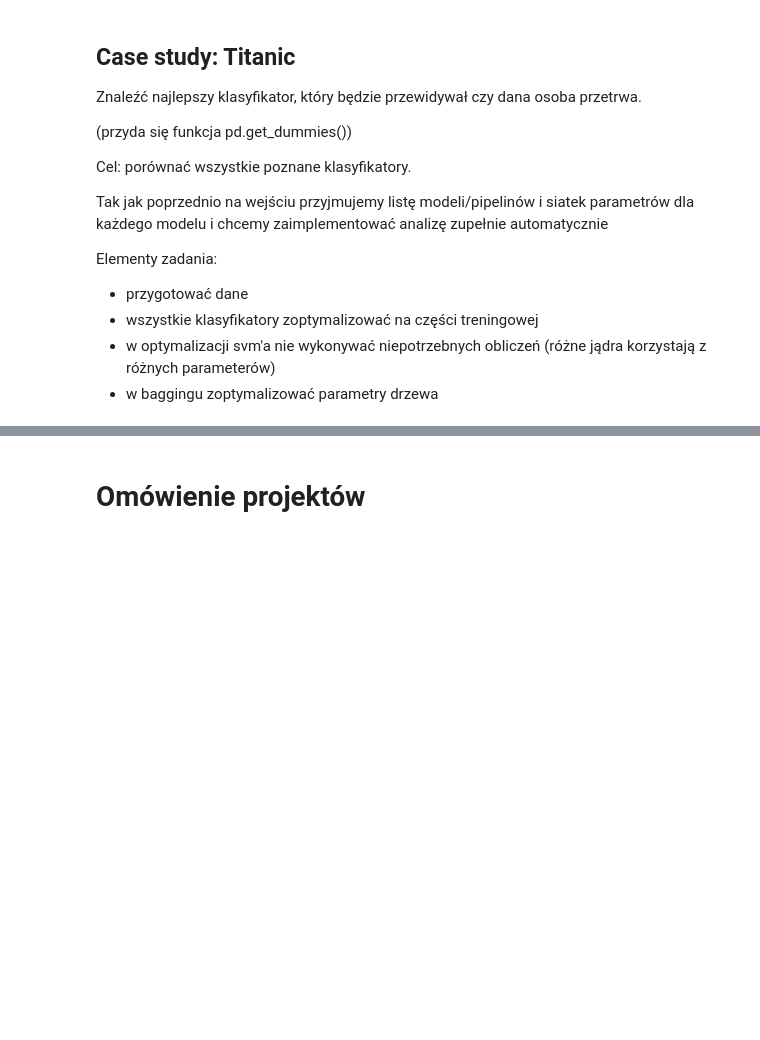
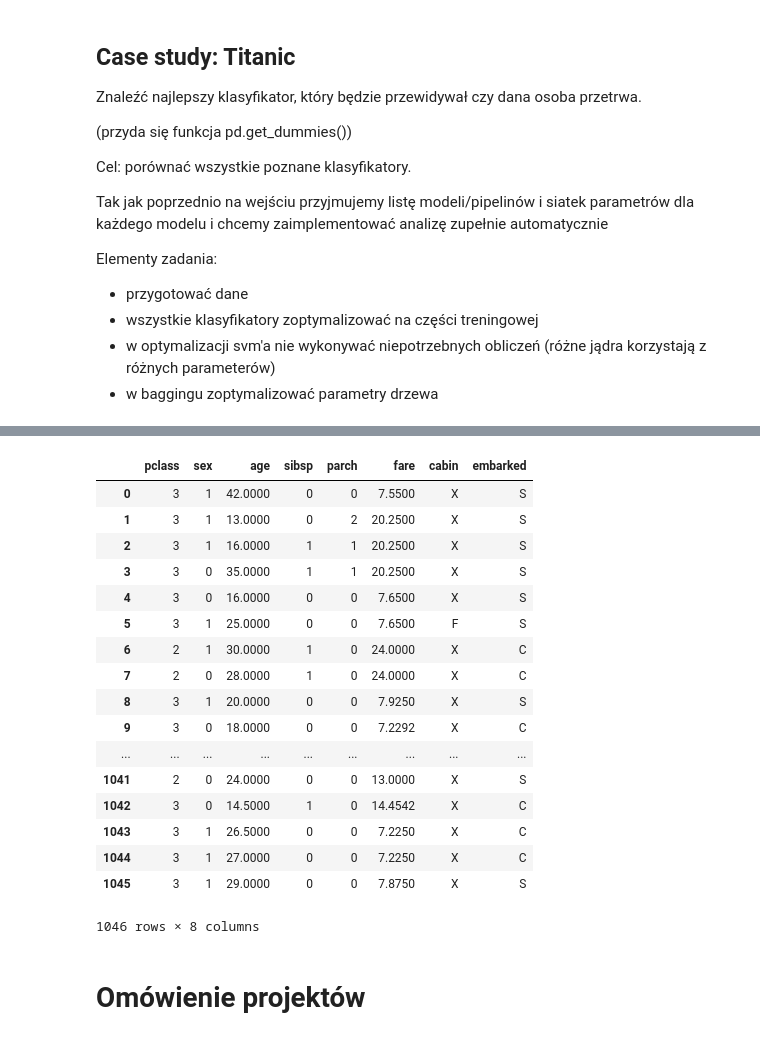
Before and after one commit to mrcngrcki/bootcamp, a Jupyter notebook: Machine Learning/ML2_materialy_do_zajec.ipynb, the cells around one changed output, grey strips where cells are left out. Drawn from its saved outputs; the diff is of its cells as text; code cells hidden in the pictures; blank space fills up the shorter version.

```diff
--- a/Machine Learning/ML2_materialy_do_zajec.ipynb
+++ b/Machine Learning/ML2_materialy_do_zajec.ipynb
@@ -403,0 +680,30 @@ data.head()
+# %%
+data["cabin"] = data.cabin.str[0].fillna("X").replace({"T":"G"})
+# %%
+data.embarked.fillna(data.embarked.mode()[0], inplace=True)
+# %%
+data["sex"] = data.sex.replace({"male":1, "female":0})
+# %%
+X = data.drop(["name", "ticket","home.dest", "survived"], axis=1)
+y = data.survived
+# %%
+X
+# %% [output]
+|  | pclass | sex | age | sibsp | parch | fare | cabin | embarked |
+| 0 | 3 | 1 | 42.0000 | 0 | 0 | 7.5500 | X | S |
+| 1 | 3 | 1 | 13.0000 | 0 | 2 | 20.2500 | X | S |
+| 2 | 3 | 1 | 16.0000 | 1 | 1 | 20.2500 | X | S |
+| 3 | 3 | 0 | 35.0000 | 1 | 1 | 20.2500 | X | S |
+| 4 | 3 | 0 | 16.0000 | 0 | 0 | 7.6500 | X | S |
+| 5 | 3 | 1 | 25.0000 | 0 | 0 | 7.6500 | F | S |
+| 6 | 2 | 1 | 30.0000 | 1 | 0 | 24.0000 | X | C |
+| 7 | 2 | 0 | 28.0000 | 1 | 0 | 24.0000 | X | C |
+| 8 | 3 | 1 | 20.0000 | 0 | 0 | 7.9250 | X | S |
+| 9 | 3 | 0 | 18.0000 | 0 | 0 | 7.2292 | X | C |
+| ... | ... | ... | ... | ... | ... | ... | ... | ... |
+| 1041 | 2 | 0 | 24.0000 | 0 | 0 | 13.0000 | X | S |
+| 1042 | 3 | 0 | 14.5000 | 1 | 0 | 14.4542 | X | C |
+| 1043 | 3 | 1 | 26.5000 | 0 | 0 | 7.2250 | X | C |
+| 1044 | 3 | 1 | 27.0000 | 0 | 0 | 7.2250 | X | C |
+| 1045 | 3 | 1 | 29.0000 | 0 | 0 | 7.8750 | X | S |
+1046 rows × 8 columns
```
Also changed, not shown: parts of 17 cells of this notebook, 1 other file.
